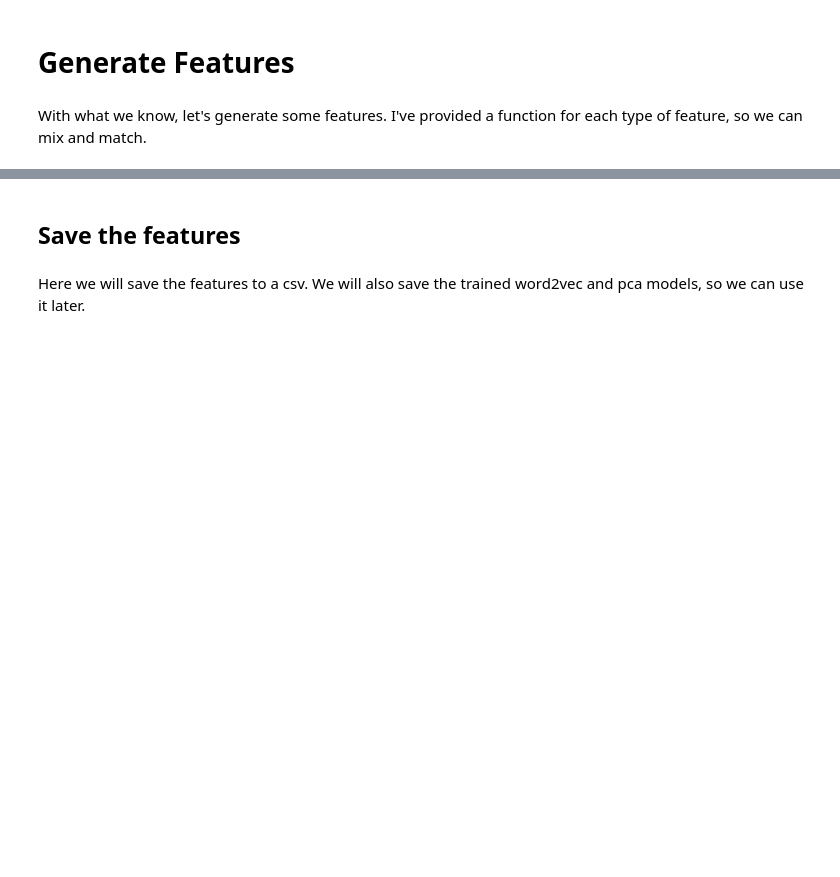
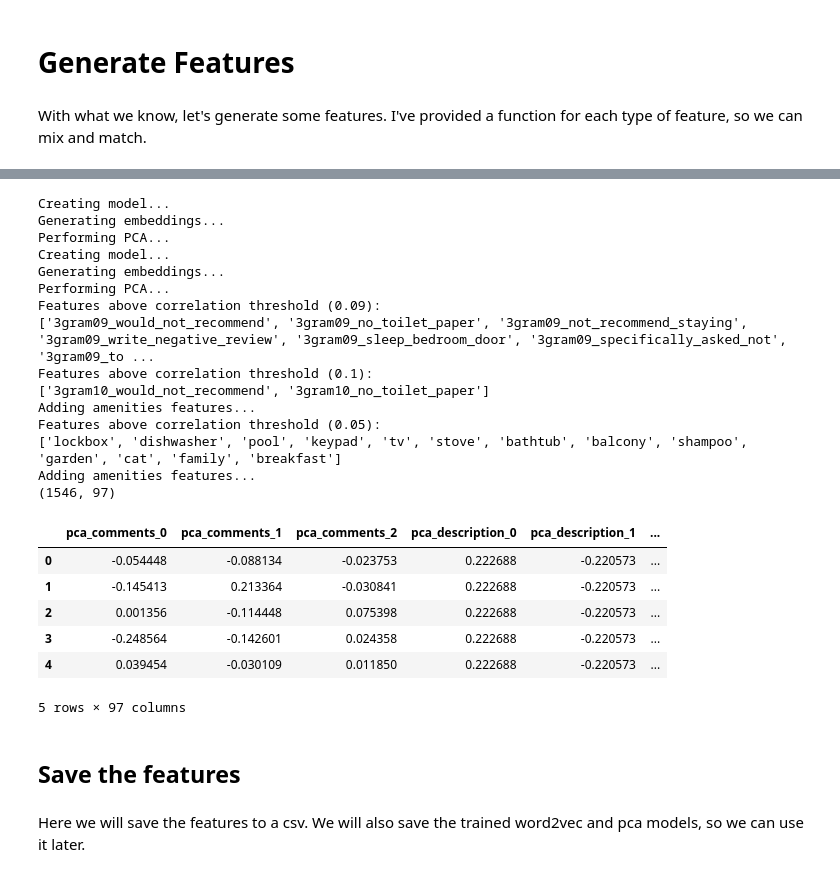
Before and after one commit to g1776/DS440CapstoneIndubitably, a Jupyter notebook: notebooks/modelling/feature_engineering.ipynb, the cells around one changed output, grey strips where cells are left out. Drawn from its saved outputs; the diff is of its cells as text; code cells hidden in the pictures; blank space fills up the shorter version.

```diff
--- a/notebooks/modelling/feature_engineering.ipynb
+++ b/notebooks/modelling/feature_engineering.ipynb
@@ -344,8 +348,8 @@ df.amenities.sample(1).values[0]
 # %% [markdown]
 Calculate our amenities features, and look at the correlation between them and the label.
 # %%
-def amenities_features(corr_thresh=None, prefix="amenities_") -> pd.DataFrame:
-    print(f"Calculating amenities features with correlation threshold of {corr_thresh}")
+def amenities_features(features: pd.DataFrame, corr_thresh=None, prefix="amenities_") -> pd.DataFrame:
+    print("Adding amenities features...")
     amenities_features_df = pd.DataFrame()
     # 1. Find the amenities in the listings
     for index, row in df.iterrows():
@@ -374,11 +378,14 @@ def amenities_features(corr_thresh=None, prefix="amenities_") -> pd.DataFrame:
     # prefix features
     amenities_features_df = amenities_features_df.add_prefix(prefix)
 
-    return amenities_features_df
+    # 5. Add the features to the greater features dataframe
+    features = pd.concat([features, amenities_features_df], axis=1)
 
+    return features
 
-amen_features = amenities_features(corr_thresh=0.05, prefix="")
-amen_features["review_id"] = df.review_id
-amen_features["label"] = df.label
-amen_features.head()
+features = pd.DataFrame()
+features_with_amenities = amenities_features(features, corr_thresh=0.05, prefix="")
+features_with_amenities["review_id"] = df.review_id
+features_with_amenities["label"] = df.label
+features_with_amenities.head()
 # %% [output]
@@ -773,3 +492,54 @@ DataFrame is highly fragmented.  This is usually the result of calling `frame.in
+# %%
+features = pd.DataFrame()
+
+# get the embeddings
+embeddings_comments, w2vmodel_comments, pca_comments = embeddings_features(features, col="comments", emb_vector_size=300, pca_n_components=3)
+embeddings_description, w2vmodel_description, pca_description = embeddings_features(features, col="description", emb_vector_size=300, pca_n_components=3)
+features = pd.concat([features, embeddings_comments, embeddings_description], axis=1)
+
+# for some reason there are duplicate columns after this. Remove them.
+features = features.loc[:,~features.columns.duplicated()].copy()
+
+# get 3-grams with 0.09  and 0.1 correlation thresholds
+features = ngrams_features(features, n=3, corr_thresh=0.09, prefix="3gram09_")
+features = ngrams_features(features, n=3, corr_thresh=0.1, prefix="3gram10_")
+
+# get the amenities
+features = amenities_features(features, corr_thresh=0.05, prefix="amenity005_")
+features = amenities_features(features, corr_thresh=None, prefix="amenityall_")
+
+# fill missing values with 0
+features = features.fillna(0)
+
+features["review_id"] = df.review_id
+features["label"] = df.label
+
+print(features.shape)
+
+features.head()
+# %% [output]
+Creating model...
+Generating embeddings...
+Performing PCA...
+Creating model...
+Generating embeddings...
+Performing PCA...
+Features above correlation threshold (0.09):
+['3gram09_would_not_recommend', '3gram09_no_toilet_paper', '3gram09_not_recommend_staying', '3gram09_write_negative_review', '3gram09_sleep_bedroom_door', '3gram09_specifically_asked_not', '3gram09_to ...
+Features above correlation threshold (0.1):
+['3gram10_would_not_recommend', '3gram10_no_toilet_paper']
+Adding amenities features...
+Features above correlation threshold (0.05):
+['lockbox', 'dishwasher', 'pool', 'keypad', 'tv', 'stove', 'bathtub', 'balcony', 'shampoo', 'garden', 'cat', 'family', 'breakfast']
+Adding amenities features...
+(1546, 97)
+|  | pca_comments_0 | pca_comments_1 | pca_comments_2 | pca_description_0 | pca_description_1 | ... |
+| 0 | -0.054448 | -0.088134 | -0.023753 | 0.222688 | -0.220573 | ... |
+| 1 | -0.145413 | 0.213364 | -0.030841 | 0.222688 | -0.220573 | ... |
+| 2 | 0.001356 | -0.114448 | 0.075398 | 0.222688 | -0.220573 | ... |
+| 3 | -0.248564 | -0.142601 | 0.024358 | 0.222688 | -0.220573 | ... |
+| 4 | 0.039454 | -0.030109 | 0.011850 | 0.222688 | -0.220573 | ... |
+5 rows × 97 columns
 # %% [markdown]
 ## Save the features
 # %% [markdown]
```
Also changed, not shown: parts of 10 cells of this notebook, 8 other files.
